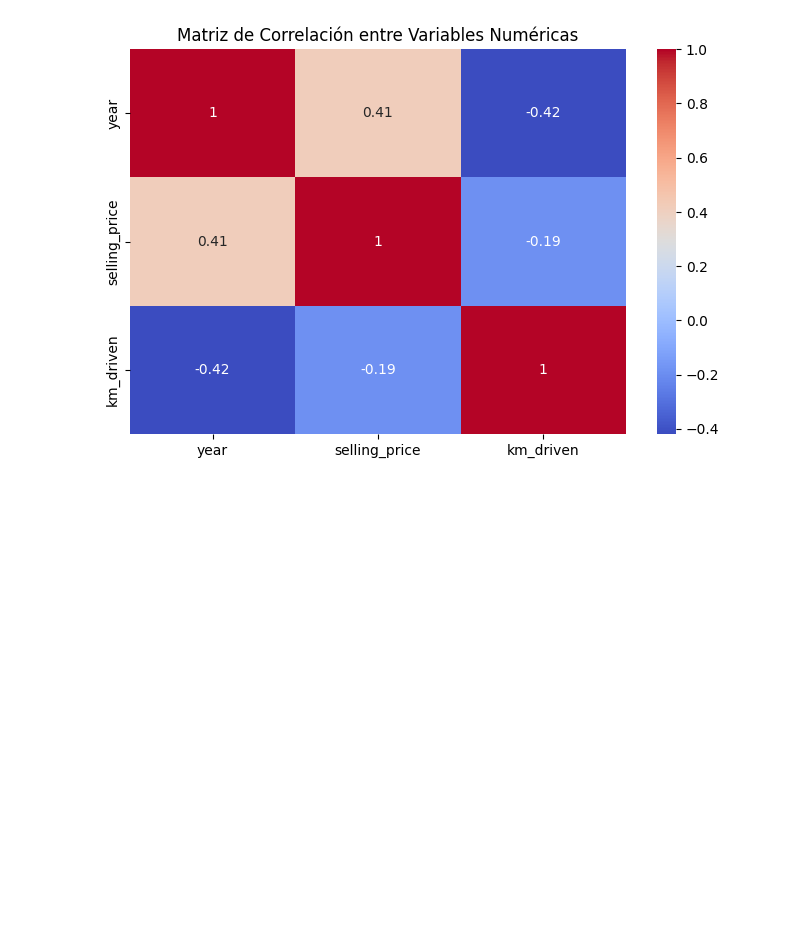
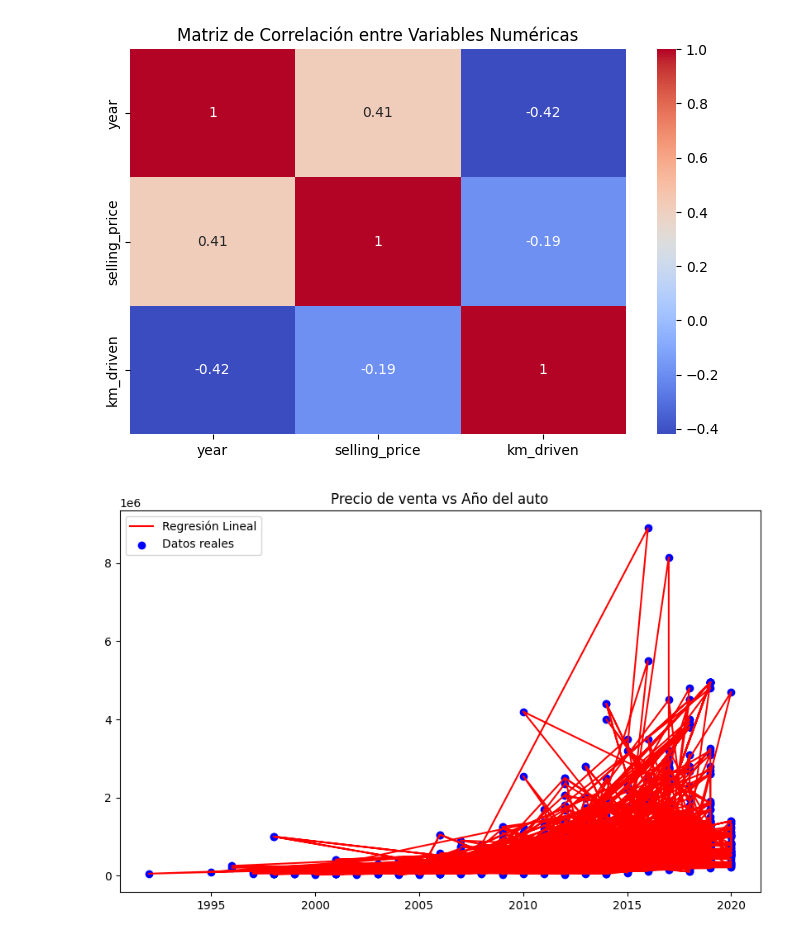
Before and after one commit to Niconavarrov/ActRegLineal, a Jupyter notebook: A. 5.1 Regresion Lineal.ipynb, the cells around one changed output. Drawn from its saved outputs; the diff is of its cells as text; code cells hidden in the pictures; blank space fills up the shorter version.

```diff
--- a/A. 5.1 Regresion Lineal.ipynb
+++ b/A. 5.1 Regresion Lineal.ipynb
@@ -115,6 +115,16 @@ plt.show()
 # %%
 #4. Visualización y Interpretación:
 #    - Generen un gráfico de dispersión profesional que incluya:
 #        * Puntos de datos reales
 #        * Línea de regresión
 #        * Etiquetas claras y leyenda
+
+# Gráfico de dispersión
+plt.figure(figsize=(10,6))
+plt.plot(car_data['year'], car_data['selling_price'], color='red', label='Regresión Lineal')
+plt.scatter(car_data['year'], car_data['selling_price'], color='blue', label='Datos reales')
+plt.legend()
+plt.title('Precio de venta vs Año del auto')
+plt.show()
+# %% [output]
+[figure, added]
```
